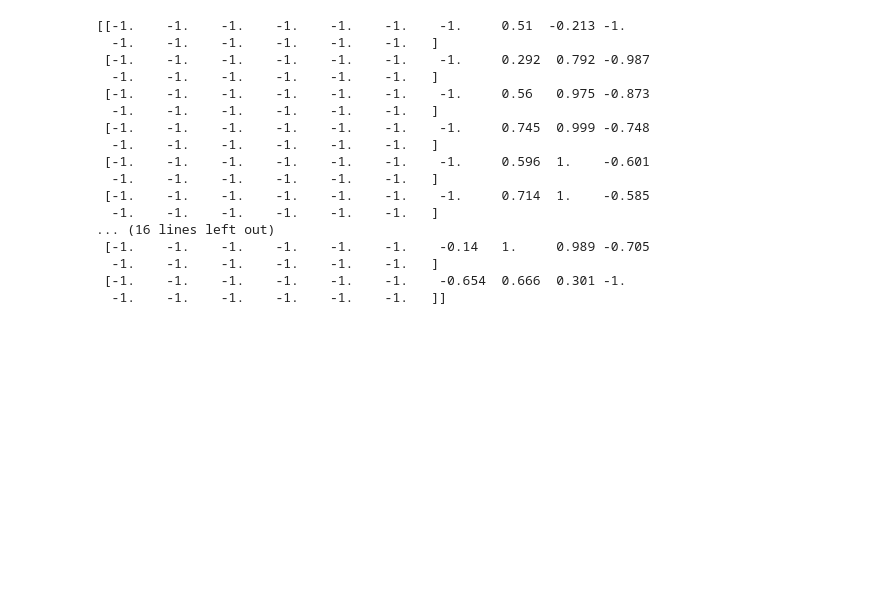
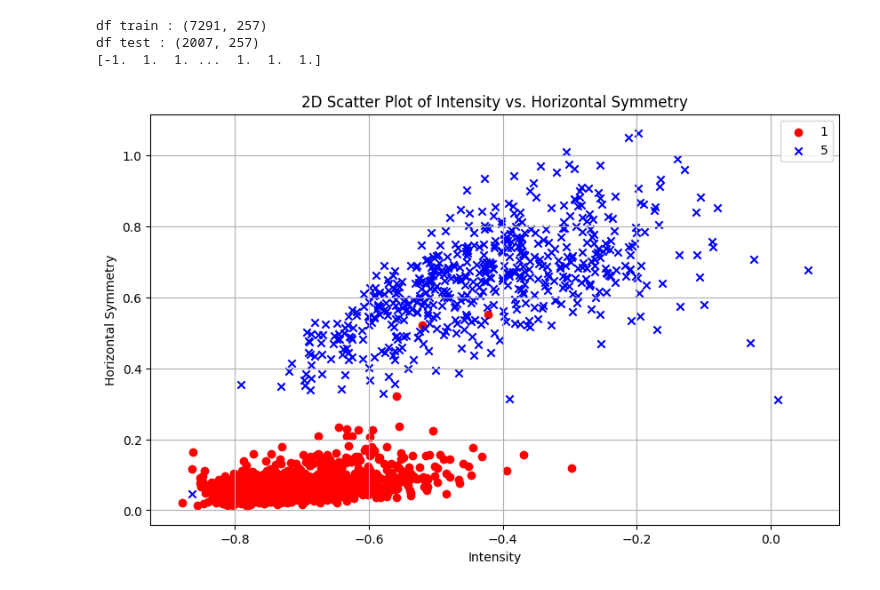
Before and after one commit to arielle00/CMPE257, a Jupyter notebook: hw1_task4.ipynb, the cells around one changed output. Saved outputs shown, nothing was run; the diff lists cells and outputs as text; code cells hidden in the pictures; blank space fills up the shorter version.

```diff
--- a/hw1_task4.ipynb
+++ b/hw1_task4.ipynb
@@ -5,8 +5,12 @@ import pandas as pd
 import matplotlib.pyplot as plt
 import numpy as np
 
-dfTrain = np.loadtxt("ZipDigits.train")
-dfTest = np.loadtxt("ZipDigits.test")
+dfTrain = np.loadtxt("ZipDigits.train",delimiter=" ",usecols=range(0, 257))
+
+dfTest = np.loadtxt("ZipDigits.test",delimiter=" ",usecols=range(0, 257))
+
+print("df train :",dfTrain.shape)
+print("df test :", dfTest.shape)
 
 filtered_dfTrain = []
 filtered_dfTest = []
@@ -17,39 +21,41 @@ filtered_dfTest = dfTest[(dfTest[:, 0] == 1) | (dfTest[:, 0] == 5)]
 filtered_dfTrain[:, 0] = np.where(filtered_dfTrain[:, 0] == 1, 1, -1)
 filtered_dfTest[:, 0] = np.where(filtered_dfTest[:, 0] == 1, 1, -1)
 
-
+train_feature = []
 #This gets all the rows and their 256 columns not including first column
 
-def intensity(df):
-    pixels = filtered_dfTrain[:, 1:]
-    intensity = np.mean(pixels, axis=1)
-    return intensity
+def intensity(image):
+    pixels = image[1:]
+    #print(pixels.shape)
+    return np.mean(pixels)
 
-def symmetry(df):
+def hor_symmetry(image):
     # 16 x 16 = 256
-    image_2d = df[1,1:].reshape(16, 16)
-    print(image_2d)
-    np.savetxt("output.txt", image_2d)
-    return symmetry
+    image_2d = image[1:].reshape(16, 16)
+    upper_half = image_2d[:8,:]
+    lower_half = image_2d[8:,:]
+    lower_half_flipped = np.flipud(lower_half)
+    return np.mean(np.abs(upper_half - lower_half_flipped))
 
+intensities = np.array([intensity(img) for img in filtered_dfTrain])
+symmetries = np.array([hor_symmetry(img) for img in filtered_dfTrain])
+labels = filtered_dfTrain[:, 0]
 
-intensity_average = intensity(filtered_dfTrain)
-symmetry_average = symmetry(filtered_dfTrain)
+print(labels)
 # %% [output]
-[[-1.    -1.    -1.    -1.    -1.    -1.    -1.     0.51  -0.213 -1.
-  -1.    -1.    -1.    -1.    -1.    -1.   ]
- [-1.    -1.    -1.    -1.    -1.    -1.    -1.     0.292  0.792 -0.987
-  -1.    -1.    -1.    -1.    -1.    -1.   ]
- [-1.    -1.    -1.    -1.    -1.    -1.    -1.     0.56   0.975 -0.873
-  -1.    -1.    -1.    -1.    -1.    -1.   ]
- [-1.    -1.    -1.    -1.    -1.    -1.    -1.     0.745  0.999 -0.748
-  -1.    -1.    -1.    -1.    -1.    -1.   ]
- [-1.    -1.    -1.    -1.    -1.    -1.    -1.     0.596  1.    -0.601
-  -1.    -1.    -1.    -1.    -1.    -1.   ]
- [-1.    -1.    -1.    -1.    -1.    -1.    -1.     0.714  1.    -0.585
-  -1.    -1.    -1.    -1.    -1.    -1.   ]
-... (16 lines left out)
- [-1.    -1.    -1.    -1.    -1.    -1.    -0.14   1.     0.989 -0.705
-  -1.    -1.    -1.    -1.    -1.    -1.   ]
- [-1.    -1.    -1.    -1.    -1.    -1.    -0.654  0.666  0.301 -1.
-  -1.    -1.    -1.    -1.    -1.    -1.   ]]
+df train : (7291, 257)
+df test : (2007, 257)
+[-1.  1.  1. ...  1.  1.  1.]
+# %%
+plt.figure(figsize=(10, 6))
+plt.scatter(intensities[labels==1], symmetries[labels==1], color = 'red', marker='o', label='1')
+plt.scatter(intensities[labels==-1], symmetries[labels==-1], color = 'blue', marker='x', label='5')
+
+plt.xlabel("Intensity")
+plt.ylabel("Horizontal Symmetry")
+plt.title("2D Scatter Plot of Intensity vs. Horizontal Symmetry")
+plt.legend()
+plt.grid(True)
+plt.show()
+# %% [output]
+[figure, added]
```
